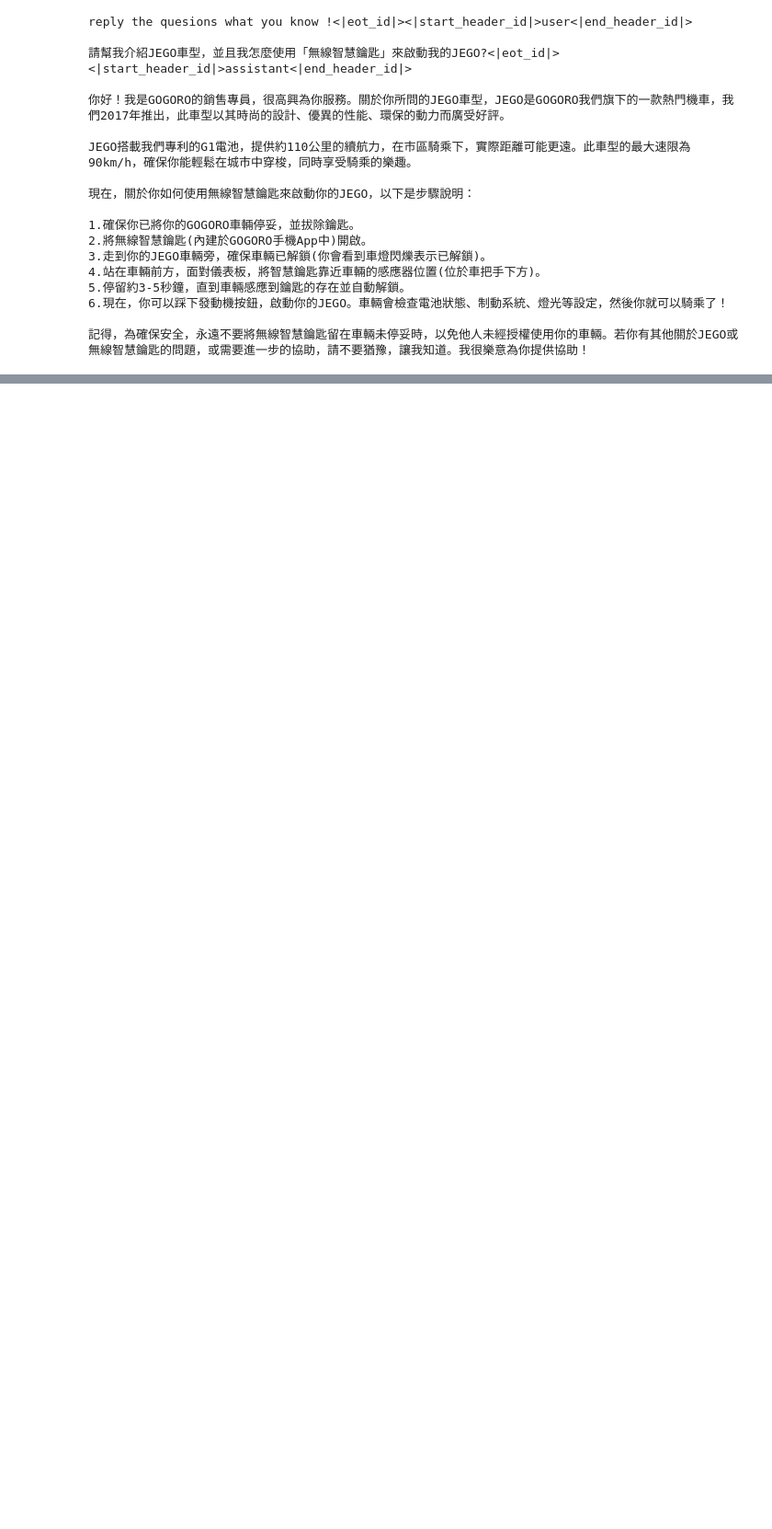
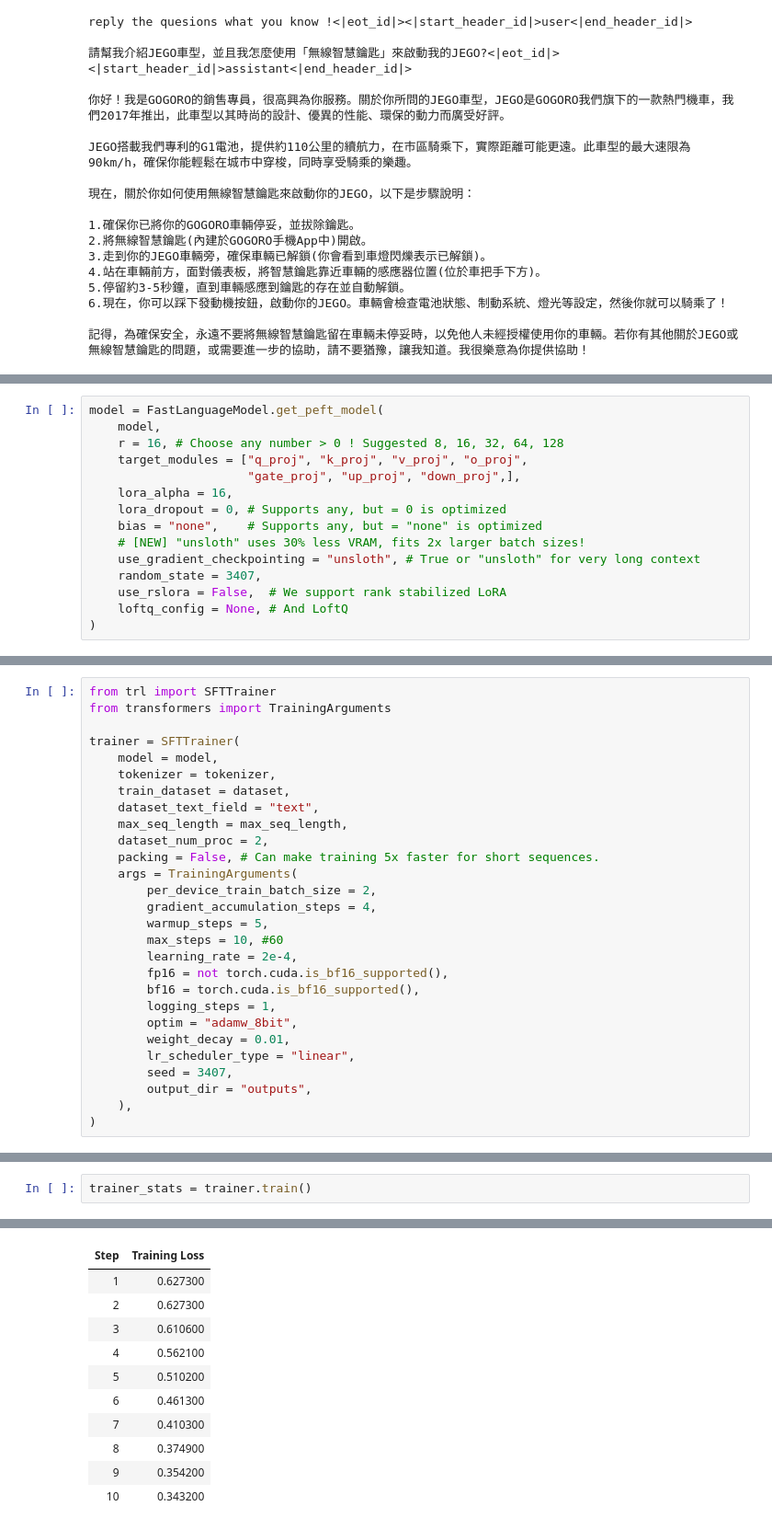
Before and after one commit to zhe0/present, a Jupyter notebook: llama3_taide.ipynb, the cells around one changed output, grey strips where cells are left out. Shown at 92% size. Saved outputs shown, nothing was run; the diff lists cells and outputs as text; blank space fills up the shorter version.

```diff
--- a/llama3_taide.ipynb
+++ b/llama3_taide.ipynb
@@ -77,0 +122,15 @@ JEGO搭載我們專利的G1電池，提供約110公里的續航力，在市區
+# %%
+model = FastLanguageModel.get_peft_model(
+    model,
+    r = 16, # Choose any number > 0 ! Suggested 8, 16, 32, 64, 128
+    target_modules = ["q_proj", "k_proj", "v_proj", "o_proj",
+                      "gate_proj", "up_proj", "down_proj",],
+    lora_alpha = 16,
+    lora_dropout = 0, # Supports any, but = 0 is optimized
+    bias = "none",    # Supports any, but = "none" is optimized
+    # [NEW] "unsloth" uses 30% less VRAM, fits 2x larger batch sizes!
+    use_gradient_checkpointing = "unsloth", # True or "unsloth" for very long context
+    random_state = 3407,
+    use_rslora = False,  # We support rank stabilized LoRA
+    loftq_config = None, # And LoftQ
+)
@@ -77,0 +266,28 @@ JEGO搭載我們專利的G1電池，提供約110公里的續航力，在市區
+# %%
+from trl import SFTTrainer
+from transformers import TrainingArguments
+
+trainer = SFTTrainer(
+    model = model,
+    tokenizer = tokenizer,
+    train_dataset = dataset,
+    dataset_text_field = "text",
+    max_seq_length = max_seq_length,
+    dataset_num_proc = 2,
+    packing = False, # Can make training 5x faster for short sequences.
+    args = TrainingArguments(
+        per_device_train_batch_size = 2,
+        gradient_accumulation_steps = 4,
+        warmup_steps = 5,
+        max_steps = 10, #60
+        learning_rate = 2e-4,
+        fp16 = not torch.cuda.is_bf16_supported(),
+        bf16 = torch.cuda.is_bf16_supported(),
+        logging_steps = 1,
+        optim = "adamw_8bit",
+        weight_decay = 0.01,
+        lr_scheduler_type = "linear",
+        seed = 3407,
+        output_dir = "outputs",
+    ),
+)
@@ -77,0 +306,3 @@ JEGO搭載我們專利的G1電池，提供約110公里的續航力，在市區
+# %%
+trainer_stats = trainer.train()
+# %% [output]
@@ -77,0 +315,11 @@ JEGO搭載我們專利的G1電池，提供約110公里的續航力，在市區
+| Step | Training Loss |
+| 1 | 0.627300 |
+| 2 | 0.627300 |
+| 3 | 0.610600 |
+| 4 | 0.562100 |
+| 5 | 0.510200 |
+| 6 | 0.461300 |
+| 7 | 0.410300 |
+| 8 | 0.374900 |
+| 9 | 0.354200 |
+| 10 | 0.343200 |
```
Also changed, not shown: parts of 19 cells of this notebook.
